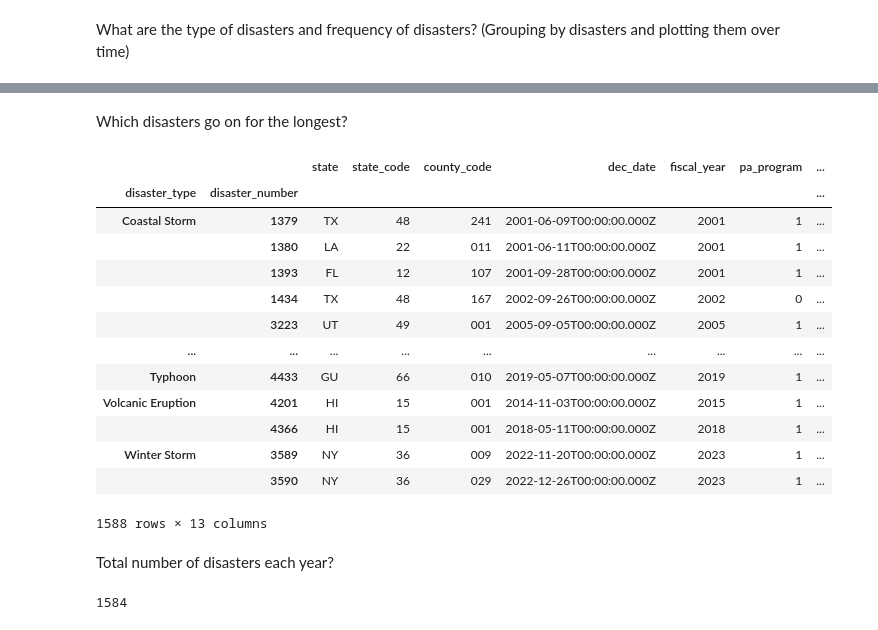
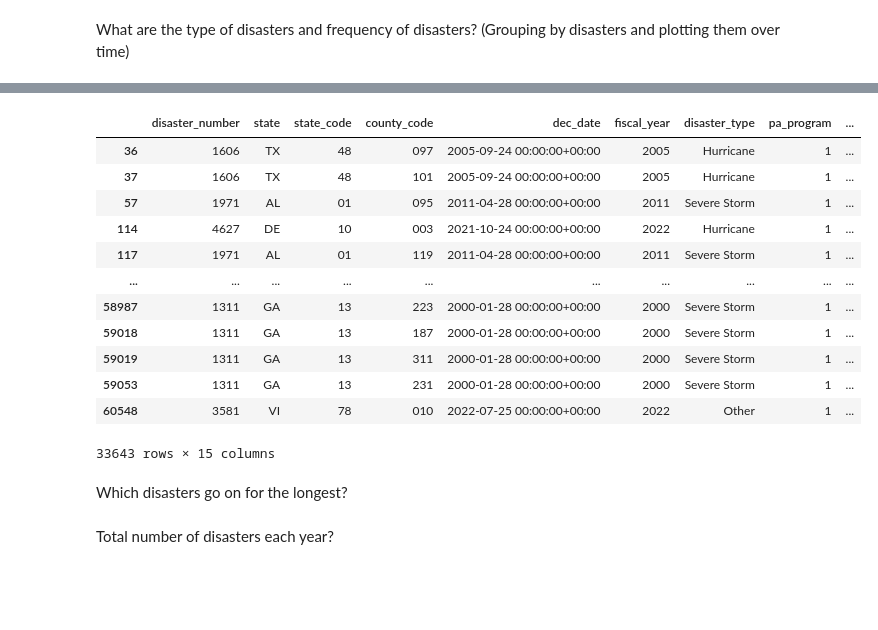
Before and after one commit to uchicago-mscapp-projects/snow-lm, a Jupyter notebook: climate_data.ipynb, the cells around one changed output, grey strips where cells are left out. Cells and saved outputs as stored; diff of their text form; code cells hidden in the pictures; blank space fills up the shorter version.

```diff
--- a/climate_data.ipynb
+++ b/climate_data.ipynb
@@ -242,34 +242,33 @@ climate_last_23['number_of_counties_affected'] = climate_last_23['disaster_numbe
 # %%
 #climate_last_23.loc[1606]
 climate_last_23['end_date']= pd.to_datetime(climate_last_23['end_date'])
+climate_last_23['begin_date']= pd.to_datetime(climate_last_23['begin_date'])
+
 
 climate_last_23['length_of_disaster'] = (climate_last_23['end_date'] - climate_last_23['begin_date']).dt.days
 climate_last_23
-climate_last_23.to_csv('climate_disasters_2000_2023_clean.csv')
+#climate_last_23.to_csv('climate_disasters_2000_2023_clean.csv')
+# %% [output]
+|  | disaster_number | state | state_code | county_code | dec_date | fiscal_year | disaster_type | pa_program | ... |
+| 36 | 1606 | TX | 48 | 097 | 2005-09-24 00:00:00+00:00 | 2005 | Hurricane | 1 | ... |
+| 37 | 1606 | TX | 48 | 101 | 2005-09-24 00:00:00+00:00 | 2005 | Hurricane | 1 | ... |
+| 57 | 1971 | AL | 01 | 095 | 2011-04-28 00:00:00+00:00 | 2011 | Severe Storm | 1 | ... |
+| 114 | 4627 | DE | 10 | 003 | 2021-10-24 00:00:00+00:00 | 2022 | Hurricane | 1 | ... |
+| 117 | 1971 | AL | 01 | 119 | 2011-04-28 00:00:00+00:00 | 2011 | Severe Storm | 1 | ... |
+| ... | ... | ... | ... | ... | ... | ... | ... | ... | ... |
+| 58987 | 1311 | GA | 13 | 223 | 2000-01-28 00:00:00+00:00 | 2000 | Severe Storm | 1 | ... |
+| 59018 | 1311 | GA | 13 | 187 | 2000-01-28 00:00:00+00:00 | 2000 | Severe Storm | 1 | ... |
+| 59019 | 1311 | GA | 13 | 311 | 2000-01-28 00:00:00+00:00 | 2000 | Severe Storm | 1 | ... |
+| 59053 | 1311 | GA | 13 | 231 | 2000-01-28 00:00:00+00:00 | 2000 | Severe Storm | 1 | ... |
+| 60548 | 3581 | VI | 78 | 010 | 2022-07-25 00:00:00+00:00 | 2022 | Other | 1 | ... |
+33643 rows × 15 columns
 # %% [markdown]
 Which disasters go on for the longest?
 # %%
-climate_by_dis_num = climate_last_23.groupby(['disaster_type', 'disaster_number'])
-climate_by_dis_num.first()
+#climate_by_dis_num = climate_last_23.groupby(['disaster_type', 'disaster_number'])
+#climate_by_dis_num.first()
-# %% [output]
-|  |  | state | state_code | county_code | dec_date | fiscal_year | pa_program | ... |
-| disaster_type | disaster_number |  |  |  |  |  |  | ... |
-| Coastal Storm | 1379 | TX | 48 | 241 | 2001-06-09T00:00:00.000Z | 2001 | 1 | ... |
-|  | 1380 | LA | 22 | 011 | 2001-06-11T00:00:00.000Z | 2001 | 1 | ... |
-|  | 1393 | FL | 12 | 107 | 2001-09-28T00:00:00.000Z | 2001 | 1 | ... |
-|  | 1434 | TX | 48 | 167 | 2002-09-26T00:00:00.000Z | 2002 | 0 | ... |
-|  | 3223 | UT | 49 | 001 | 2005-09-05T00:00:00.000Z | 2005 | 1 | ... |
-| ... | ... | ... | ... | ... | ... | ... | ... | ... |
-| Typhoon | 4433 | GU | 66 | 010 | 2019-05-07T00:00:00.000Z | 2019 | 1 | ... |
-| Volcanic Eruption | 4201 | HI | 15 | 001 | 2014-11-03T00:00:00.000Z | 2015 | 1 | ... |
-|  | 4366 | HI | 15 | 001 | 2018-05-11T00:00:00.000Z | 2018 | 1 | ... |
-| Winter Storm | 3589 | NY | 36 | 009 | 2022-11-20T00:00:00.000Z | 2023 | 1 | ... |
-|  | 3590 | NY | 36 | 029 | 2022-12-26T00:00:00.000Z | 2023 | 1 | ... |
-1588 rows × 13 columns
 # %% [markdown]
 Total number of disasters each year?
 # %%
-climate_last_23.groupby('disaster_number')['state_code'].unique().count()
+#climate_last_23.groupby('disaster_number')['state_code'].unique().count()
-# %% [output]
-1584
 # %%
```
Also changed, not shown: parts of 11 cells of this notebook, 2 other files.
